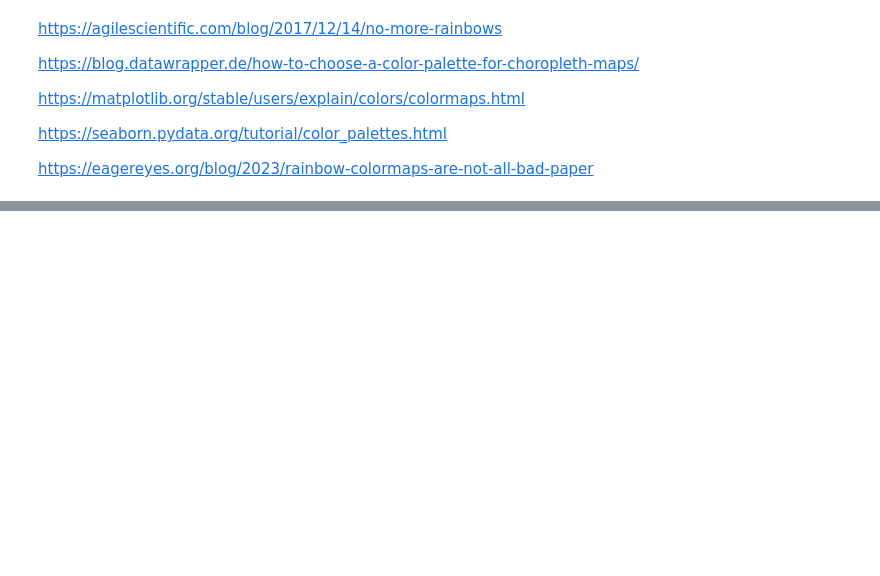
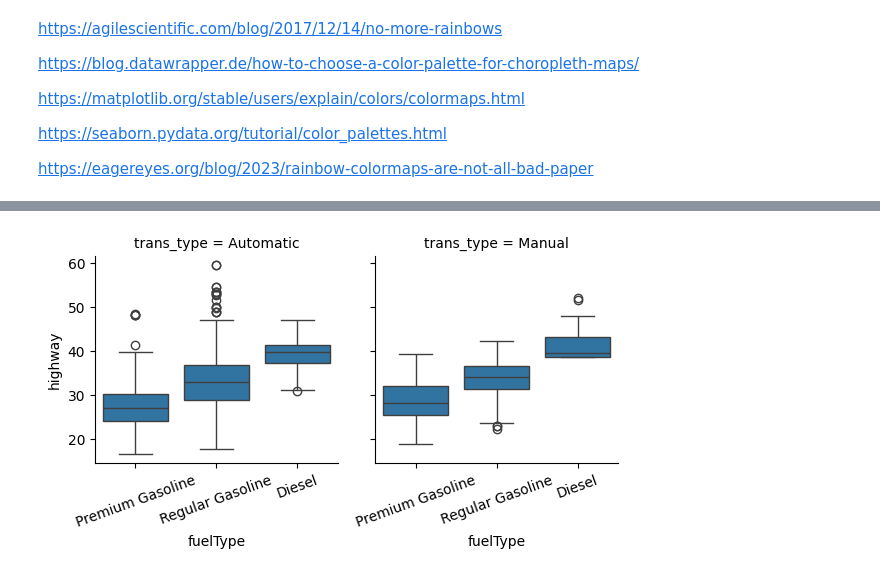
Before and after one commit to sondosaabed/Data-Visualization-with-Matplotlib-and-Seaborn, a Jupyter notebook: L5-Multivariate-Exploration-of-Data/L5-Multivariate-Exploration-of-Data.ipynb, the cells around one changed output, grey strips where cells are left out. Saved outputs shown, nothing was run; the diff lists cells and outputs as text; code cells hidden in the pictures; blank space fills up the shorter version.

```diff
--- a/L5-Multivariate-Exploration-of-Data/L5-Multivariate-Exploration-of-Data.ipynb
+++ b/L5-Multivariate-Exploration-of-Data/L5-Multivariate-Exploration-of-Data.ipynb
@@ -194,0 +212,9 @@ https://eagereyes.org/blog/2023/rainbow-colormaps-are-not-all-bad-paper
+# %%
+# select only two fuel types to make plotting easier
+subset = df[df['fuelType'].isin(['Premium Gasoline', 'Regular Gasoline', 'Diesel'])]
+g = sns.FacetGrid(data=subset, col='trans_type')
+g.map(sns.boxplot, 'fuelType', 'highway',)
+for ax in g.axes.flat:
+    _ = ax.set_xticklabels(ax.get_xticklabels(), rotation=20);
+# %% [output]
+[figure, added]
```
Also changed, not shown: parts of 6 cells of this notebook.
